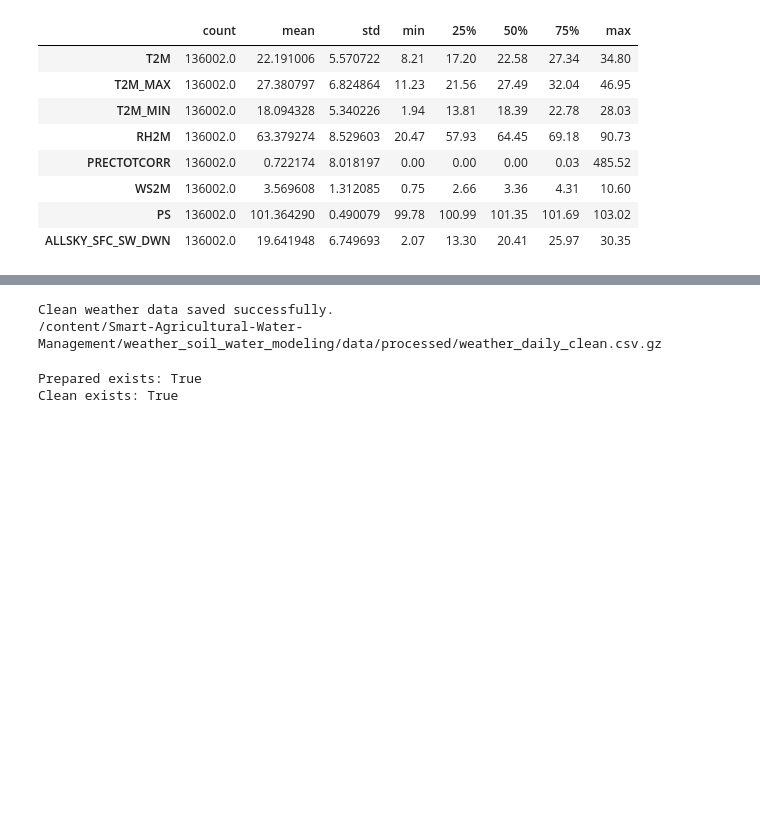
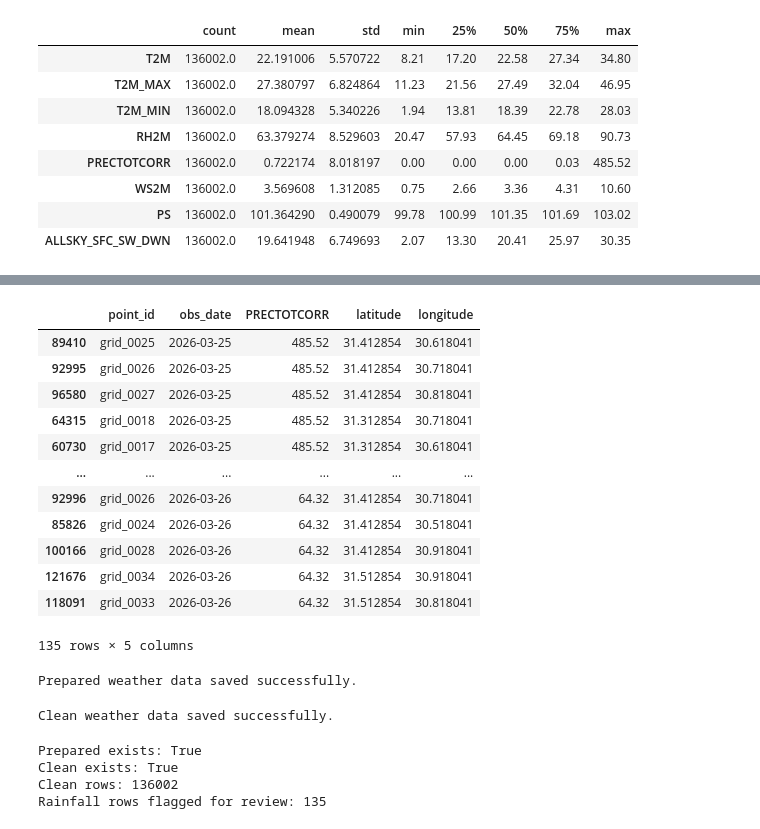
Before and after one commit to sandyreda898-oss/Smart-Agricultural-Water-Management, a Jupyter notebook: weather_soil_water_modeling/notebooks/01_weather_data_analysis.ipynb, the cells around one changed output, grey strips where cells are left out. Saved outputs shown, nothing was run; the diff lists cells and outputs as text; code cells hidden in the pictures; blank space fills up the shorter version.

```diff
--- a/weather_soil_water_modeling/notebooks/01_weather_data_analysis.ipynb
+++ b/weather_soil_water_modeling/notebooks/01_weather_data_analysis.ipynb
@@ -469,0 +627,8 @@ weather_clean[
+# %%
+rainfall_review_threshold = weather_clean["PRECTOTCORR"].quantile(0.999)
+
+print("Rainfall review threshold:", rainfall_review_threshold)
+
+weather_clean["rainfall_review_flag"] = (
+    weather_clean["PRECTOTCORR"] >
+    rainfall_review_threshold)
@@ -470,26 +645,70 @@ weather_clean[
+# %%
+weather_clean[
+    weather_clean["rainfall_review_flag"]
+][
+    [
+        "point_id",
+        "obs_date",
+        "PRECTOTCORR",
+        "latitude",
+        "longitude"
+    ]
+].sort_values(
+    "PRECTOTCORR",
+    ascending=False)
+# %% [output]
+|  | point_id | obs_date | PRECTOTCORR | latitude | longitude |
+| 89410 | grid_0025 | 2026-03-25 | 485.52 | 31.412854 | 30.618041 |
+| 92995 | grid_0026 | 2026-03-25 | 485.52 | 31.412854 | 30.718041 |
+| 96580 | grid_0027 | 2026-03-25 | 485.52 | 31.412854 | 30.818041 |
+| 64315 | grid_0018 | 2026-03-25 | 485.52 | 31.312854 | 30.718041 |
+| 60730 | grid_0017 | 2026-03-25 | 485.52 | 31.312854 | 30.618041 |
+| ... | ... | ... | ... | ... | ... |
+| 92996 | grid_0026 | 2026-03-26 | 64.32 | 31.412854 | 30.718041 |
+| 85826 | grid_0024 | 2026-03-26 | 64.32 | 31.412854 | 30.518041 |
+| 100166 | grid_0028 | 2026-03-26 | 64.32 | 31.412854 | 30.918041 |
+| 121676 | grid_0034 | 2026-03-26 | 64.32 | 31.512854 | 30.918041 |
+| 118091 | grid_0033 | 2026-03-26 | 64.32 | 31.512854 | 30.818041 |
+135 rows × 5 columns
+# %%
+output_path = (
+    "/content/Smart-Agricultural-Water-Management/"
+    "weather_soil_water_modeling/"
+    "data/processed/weather_daily_prepared.csv.gz")
+
+weather_wide.to_csv(
+    output_path,
+    index=False,
+    compression="gzip")
+
+print("Prepared weather data saved successfully.")
+# %% [output]
+Prepared weather data saved successfully.
 # %%
 clean_output_path = (
     "/content/Smart-Agricultural-Water-Management/"
     "weather_soil_water_modeling/"
-    "data/processed/weather_daily_clean.csv.gz"
-)
+    "data/processed/weather_daily_clean.csv.gz")
 
 weather_clean.to_csv(
     clean_output_path,
     index=False,
-    compression="gzip"
-)
+    compression="gzip")
 
 print("Clean weather data saved successfully.")
-print(clean_output_path)
 # %% [output]
 Clean weather data saved successfully.
-/content/Smart-Agricultural-Water-Management/weather_soil_water_modeling/data/processed/weather_daily_clean.csv.gz
 # %%
 import os
 
 print("Prepared exists:", os.path.exists(output_path))
 print("Clean exists:", os.path.exists(clean_output_path))
+print("Clean rows:", len(weather_clean))
+print(
+    "Rainfall rows flagged for review:",
+    weather_clean["rainfall_review_flag"].sum())
 # %% [output]
 Prepared exists: True
 Clean exists: True
+Clean rows: 136002
+Rainfall rows flagged for review: 135
```
Also changed, not shown: parts of 9 cells of this notebook.
